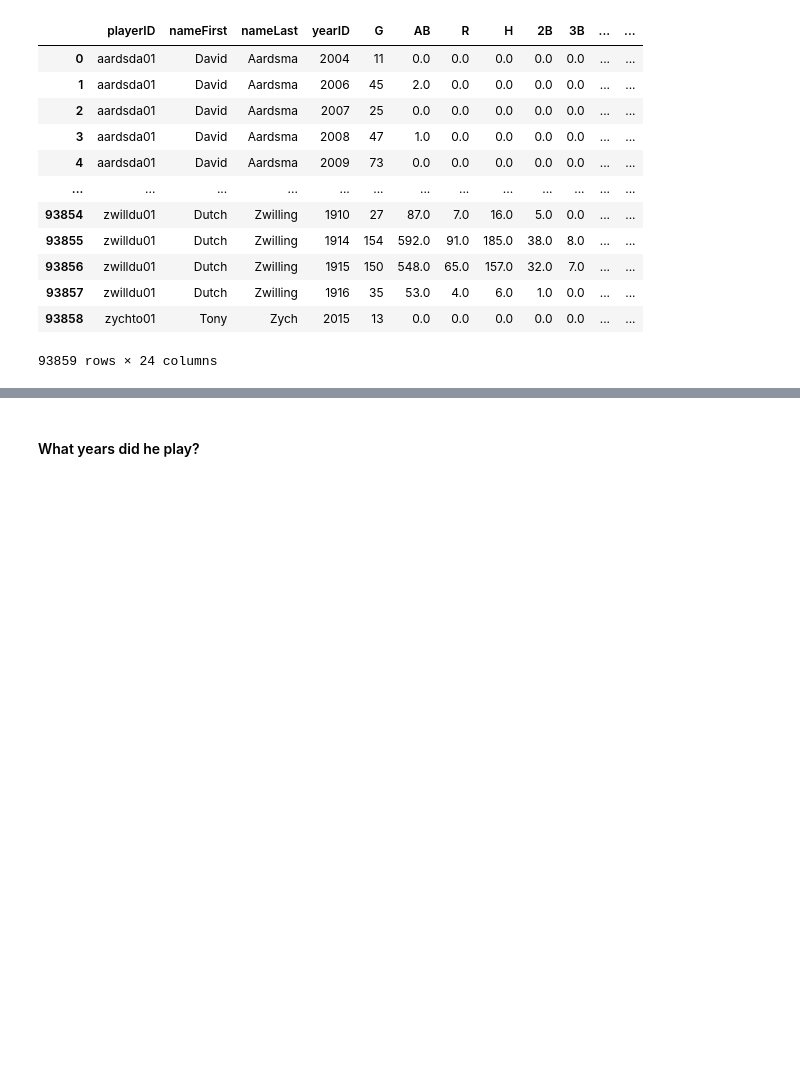
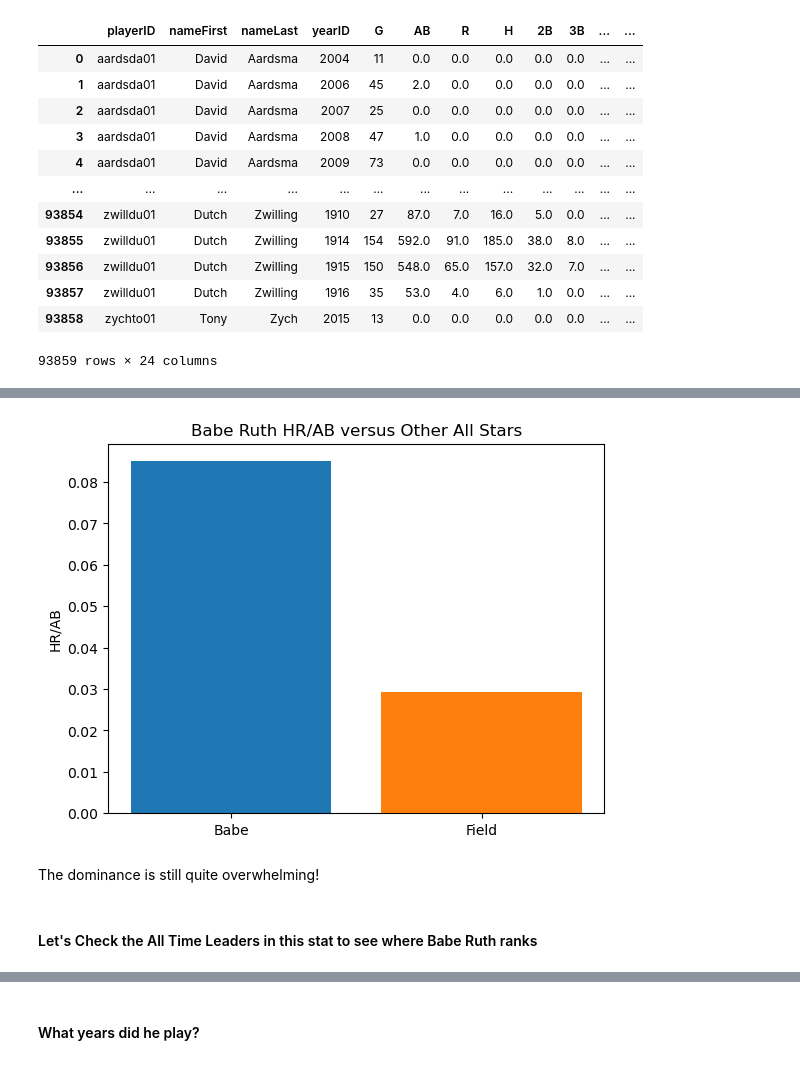
Before and after one commit to ant-vessicchio/learn_data_science_through_sports, a Jupyter notebook: Baseball_Databank_Exploration/Babe_Ruth_Evaluation.ipynb, the cells around one changed output, grey strips where cells are left out. Saved outputs shown, nothing was run; the diff lists cells and outputs as text; code cells hidden in the pictures; blank space fills up the shorter version.

```diff
--- a/Baseball_Databank_Exploration/Babe_Ruth_Evaluation.ipynb
+++ b/Baseball_Databank_Exploration/Babe_Ruth_Evaluation.ipynb
@@ -255,0 +304,3 @@ batting_table
+# %%
+all_star_table =  pd.read_csv("AllstarFull.csv")
+all_star_table.head()
@@ -255,0 +314,3 @@ batting_table
+# %%
+all_star_players_batting = batting_table.loc[batting_table['playerID'].isin(all_star_table['playerID'])]
+all_star_players_batting.head()
@@ -255,0 +325,17 @@ batting_table
+# %%
+#Babe Ruth
+babe_hr_ab = (batting_table.loc[batting_table['playerID'] == babe_ruth_ID]['HR'].sum()/batting_table.loc[batting_table['playerID'] == babe_ruth_ID]['AB'].sum())
+#Other All Stars
+allstar_hr_ab = (all_star_players_batting.loc[batting_table['playerID'] != babe_ruth_ID]['HR'].sum()/all_star_players_batting.loc[batting_table['playerID'] != babe_ruth_ID]['AB'].sum())
+
+plt.bar("Babe",babe_hr_ab)
+plt.bar("Field",allstar_hr_ab)
+plt.title("Babe Ruth HR/AB versus Other All Stars")
+plt.ylabel("HR/AB")
+plt.show()
+# %% [output]
+[figure, added]
+# %% [markdown]
+The dominance is still quite overwhelming!
+# %% [markdown]
+#### Let's Check the All Time Leaders in this stat to see where Babe Ruth ranks
```
Also changed, not shown: parts of 24 cells of this notebook.
